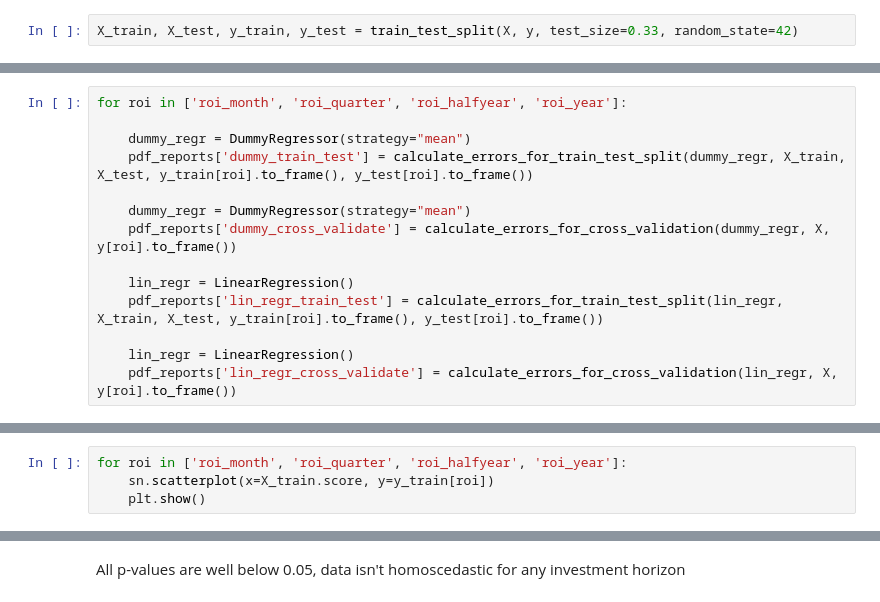
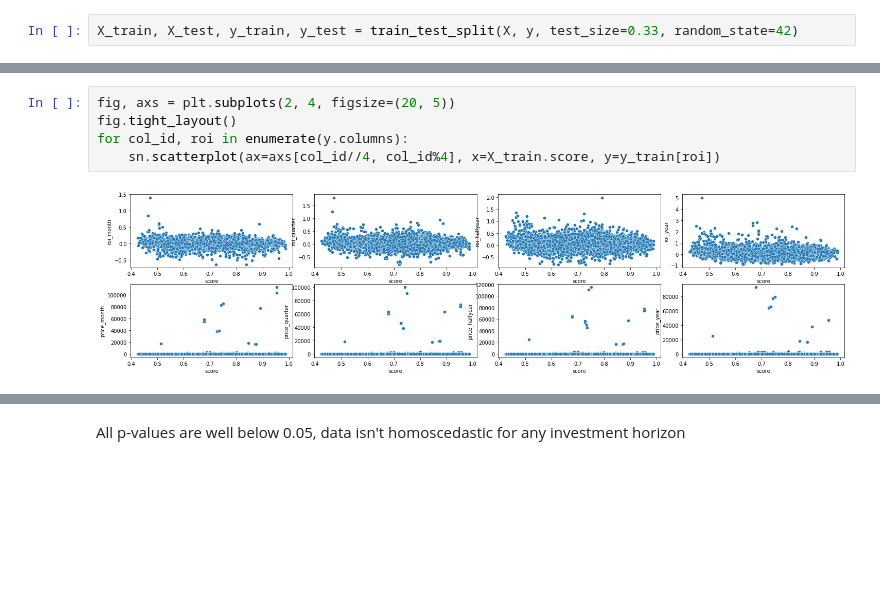
Before and after one commit to MilkSilk/ML_finance, a Jupyter notebook: advanced_modelling_prototype.ipynb, the cells around one changed output, grey strips where cells are left out. Saved outputs shown, nothing was run; the diff lists cells and outputs as text; blank space fills up the shorter version.

```diff
--- a/advanced_modelling_prototype.ipynb
+++ b/advanced_modelling_prototype.ipynb
@@ -126,14 +79,0 @@ y
-# %%
-for roi in ['roi_month', 'roi_quarter', 'roi_halfyear', 'roi_year']:
-
-    dummy_regr = DummyRegressor(strategy="mean")
-    pdf_reports['dummy_train_test'] = calculate_errors_for_train_test_split(dummy_regr, X_train, X_test, y_train[roi].to_frame(), y_test[roi].to_frame())
-
-    dummy_regr = DummyRegressor(strategy="mean")
-    pdf_reports['dummy_cross_validate'] = calculate_errors_for_cross_validation(dummy_regr, X, y[roi].to_frame())
-
-    lin_regr = LinearRegression()
-    pdf_reports['lin_regr_train_test'] = calculate_errors_for_train_test_split(lin_regr, X_train, X_test, y_train[roi].to_frame(), y_test[roi].to_frame())
-
-    lin_regr = LinearRegression()
-    pdf_reports['lin_regr_cross_validate'] = calculate_errors_for_cross_validation(lin_regr, X, y[roi].to_frame())
@@ -161,4 +79,0 @@ pdf.output('reports/Errors_report.pdf')
-# %%
-for roi in ['roi_month', 'roi_quarter', 'roi_halfyear', 'roi_year']:
-    sn.scatterplot(x=X_train.score, y=y_train[roi])
-    plt.show()
@@ -186,3 +80,10 @@ y
+# %%
+fig, axs = plt.subplots(2, 4, figsize=(20, 5))
+fig.tight_layout()
+for col_id, roi in enumerate(y.columns):
+    sn.scatterplot(ax=axs[col_id//4, col_id%4], x=X_train.score, y=y_train[roi])
+# %% [output]
+[figure, added]
 # %%
 X["const"] = 1.0
 X
```
Also changed, not shown: parts of 45 cells of this notebook.
